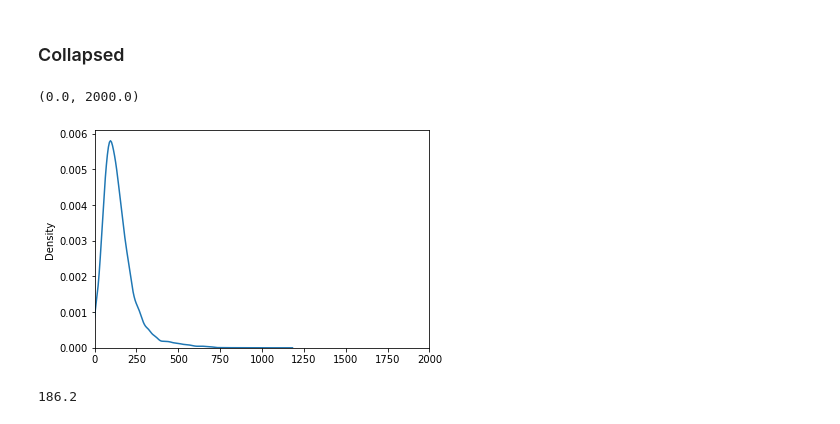
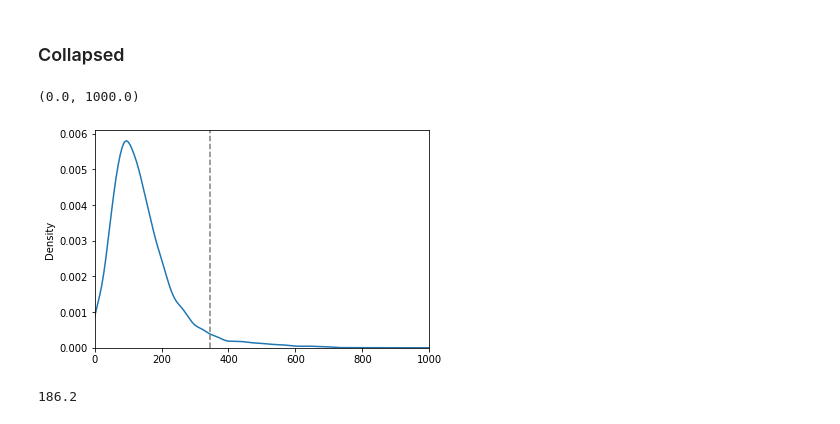
Before and after one commit to wangyibin/CPhasing, a Jupyter notebook: notebooks/hcr_from_contacts.ipynb, the cells around one changed output. Saved outputs shown, nothing was run; the diff lists cells and outputs as text; code cells hidden in the pictures.

```diff
--- a/notebooks/hcr_from_contacts.ipynb
+++ b/notebooks/hcr_from_contacts.ipynb
@@ -195,11 +195,16 @@ os.chdir("/data3/wangyb/0.CPhasing/0.simulation/AT_remove_inter_f0.9/2.2/n50_500
 cool = cooler.Cooler("ploidy-2.2.10000.cool")
 matrix = cool.matrix(balance=False, sparse=True)[:]
 # %%
-sns.kdeplot(np.array(matrix.sum(axis=1)).T[0])
-plt.xlim(0, 2000)
+sum_array = np.array(matrix.sum(axis=1)).T[0]
+sum_array_nonzero = sum_array[sum_array > 50]
+p = np.percentile(sum_array_nonzero, 95)
+ax = sns.kdeplot(np.array(matrix.sum(axis=1)).T[0])
+ax.axvline(p, linestyle='--', color='gray')
+
+plt.xlim(0, 1000)
 # %% [output]
-(0.0, 2000.0)
+(0.0, 1000.0)
-[figure, old version]
+[figure, new version]
 # %%
 sum_array = np.array(matrix.sum(axis=1)).T[0]
 sum_array_nonzero = sum_array[sum_array > 50]
```
Also changed, not shown: 31 other files.
